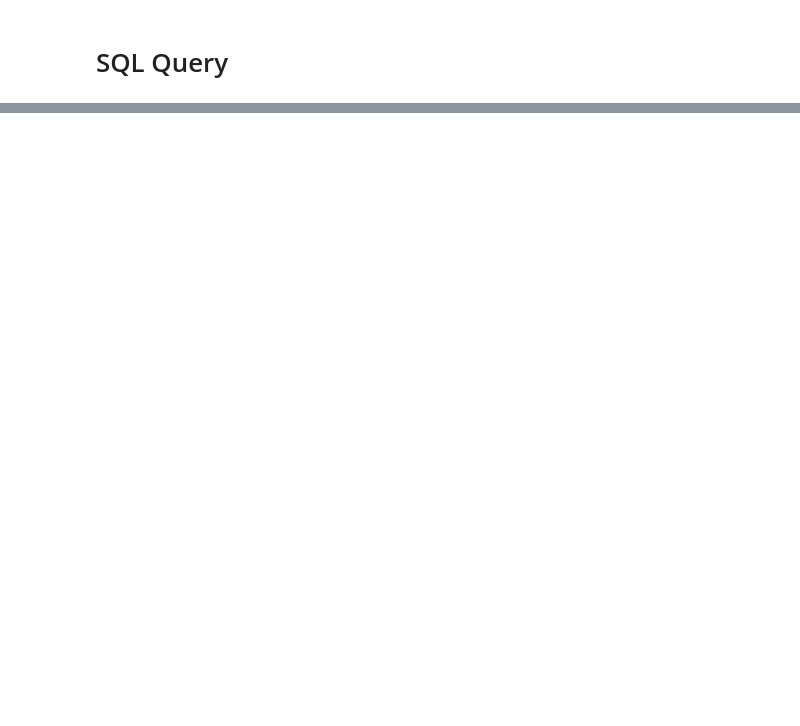
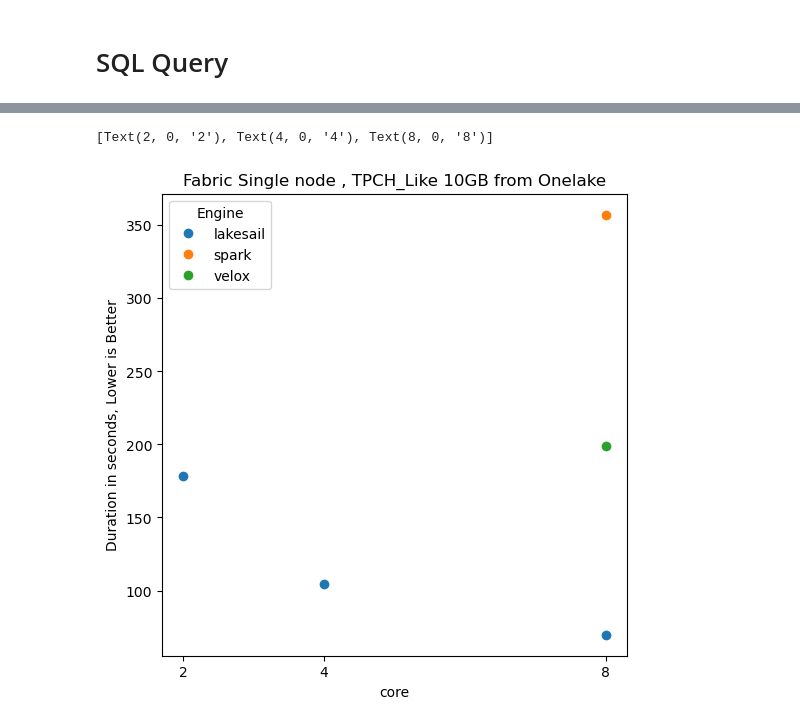
Before and after one commit to djouallah/Fabric_Notebooks_Demo, a Jupyter notebook: sparkconnect/TPCH_lakesail.ipynb, the cells around one changed output, grey strips where cells are left out. Cells and saved outputs as stored; diff of their text form; code cells hidden in the pictures; blank space fills up the shorter version.

```diff
--- a/sparkconnect/TPCH_lakesail.ipynb
+++ b/sparkconnect/TPCH_lakesail.ipynb
@@ -20 +17,6 @@ os.environ["SAIL_RUNTIME__ENABLE_SECONDARY"]            = "true"
+# %%
+if not globals().get('spark') :
+   engine = 'lakesail'
+else :
+   engine = 'velox'
 # %%
@@ -26,0 +30,13 @@ import time
+# %%
+if engine == 'lakesail' :
+    from   pysail.spark       import SparkConnectServer
+    os.environ["SAIL_CATALOG__LIST"] = f'[{{type="onelake", name="onelake", url="{ws}/{lh}.Lakehouse"}}]'
+    os.environ["SAIL_CATALOG__DEFAULT_CATALOG"] = "onelake"
+    os.environ["AZURE_STORAGE_TOKEN"] = notebookutils.credentials.getToken("storage")
+    server = SparkConnectServer()
+    server.start()
+    _, port = server.listening_address
+    spark = SparkSession.builder.remote(f"sc://localhost:{port}").getOrCreate()
+    spark.sql("show schemas").show()
+else :
+    spark.conf.set("spark.sql.caseSensitive", "true")
@@ -875,0 +935,36 @@ ax = ff.plot.line(
+# %%
+df= spark.read.format('delta').load(table_results)
+df.createOrReplaceTempView("my_table")
+ff = spark.sql(f"""
+WITH xx as (
+select
+              Engine,
+              sf,
+              cpu as core,
+              test,
+              query,
+              avg(dur) as dur
+              from my_table
+              where  sf = {SF}
+              group by 1,2,3,4,5)
+SELECT
+              core,
+              Engine,
+              sum(dur) as dur from xx
+              group by 1,2
+              order by 1 desc
+   """).toPandas()
+pivoted_ff = ff.pivot(index='core', columns='Engine', values='dur').sort_index()
+ax = pivoted_ff.plot(
+    style='o',
+    rot=0,
+    title=f"Fabric Single node , TPCH_Like {SF}GB from Onelake",
+    ylabel='Duration in seconds, Lower is Better',
+    figsize=(6, 6)
+)
+target_ticks = [2,4, 8]
+ax.set_xticks(target_ticks)
+ax.set_xticklabels(target_ticks)
+# %% [output]
+[Text(2, 0, '2'), Text(4, 0, '4'), Text(8, 0, '8')]
+[figure, added]
```
Also changed, not shown: parts of 15 cells of this notebook.
